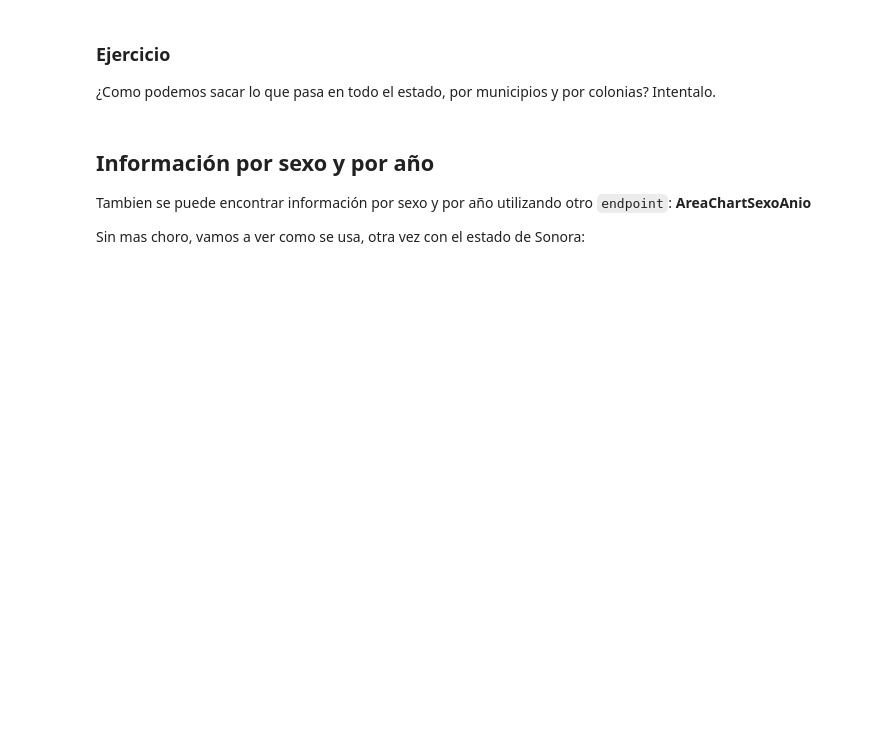
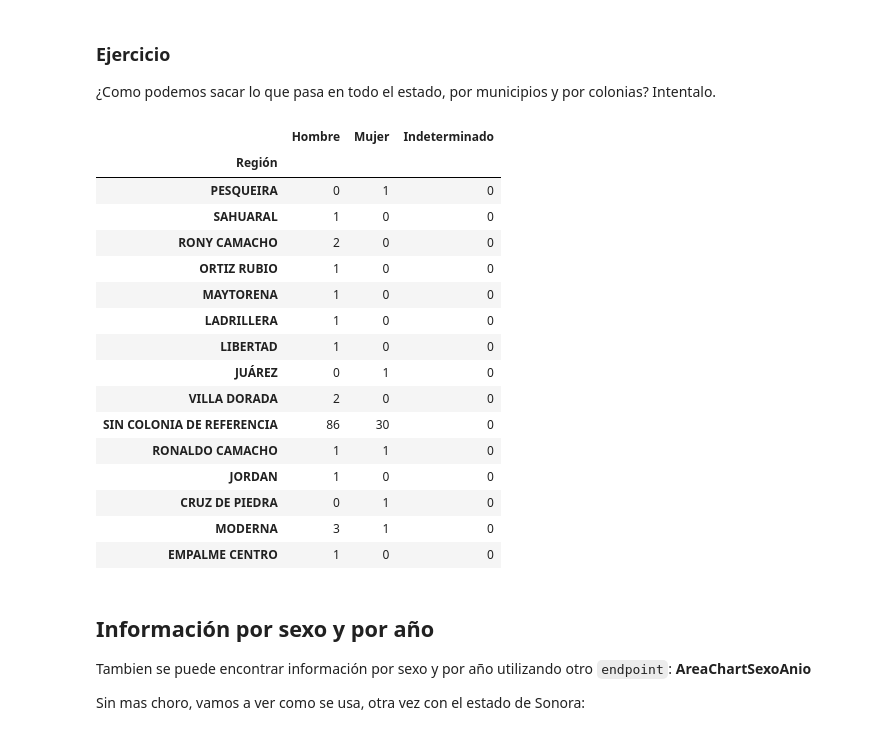
Before and after one commit to fofojaramillo/ing-de-caract, a Jupyter notebook: apiRNPDNO.ipynb, the cells around one changed output. Saved outputs shown, nothing was run; the diff lists cells and outputs as text; code cells hidden in the pictures; blank space fills up the shorter version.

```diff
--- a/apiRNPDNO.ipynb
+++ b/apiRNPDNO.ipynb
@@ -383,6 +381,69 @@ por_colonia
 ### Ejercicio
 
 ¿Como podemos sacar lo que pasa en todo el estado, por municipios y por colonias? Intentalo.
+# %%
+def tabla_desaparecidos(estado = 0, municipio = 0):
+
+    """
+    Para obtener un dataframe con la cantidad de personas desaparecidas por estado ejecute la función sin argumentos.
+
+    Si lo que quiere es un data frame con los datos de municipios en un estado utilicé un solo argumento que corresponda
+    al id del estado de interes.
+
+    Para obtener los datos de las colonias de un municipio, utilice los dos argumentos de la función, de la forma
+
+    tabla_desaparecidos(estado = 26, municipio = 25) sería el dataframe de los desaparecidos por colonia de Empalme, Sonora.
+
+    tabla_desaparecidos(26) sería el dataframe de los desaparecidos por municipio en Sonora.
+
+    WARNING! Funciona extricmante en este sentido. Escribir, por ejemplo, tabla_desaparecidos(municipio = 30)
+    devolverá a los desaparecidos por estado, equivalente a escribir tabla_desaparecidos().
+    Necesariamente se ocupa un estado de referencia para obtener la información por colonias.
+
+    """
+    if estado == 0:
+        LEAF = 'BarChartSexoEstados'
+    elif municipio == 0:
+        LEAF = 'BarChartSexoMunicipio'
+    else:
+        LEAF = 'BarChartSexoColonia'
+
+    TARGET_URL = API_HOST + API_SOCIODEOGRAFICOS_ROOT + LEAF
+
+    DATA = {
+    "idEstado":str(estado),
+    "idMunicipio":str(municipio),
+    "idColonia":"0",
+    }
+
+    r = main_session.post(TARGET_URL, json = DATA)
+    res = r.json()
+    serie_region = {'Región': res['XAxisCategories']}
+    series_sexo = {serie['name']: serie['data'] for serie in res['Series']}
+    datos = serie_region | series_sexo
+    por_region = pd.DataFrame(datos).set_index('Región')
+
+    return por_region
+# %%
+tabla_desaparecidos(estado = 26, municipio = 25)
+# %% [output]
+|  | Hombre | Mujer | Indeterminado |
+| Región |  |  |  |
+| PESQUEIRA | 0 | 1 | 0 |
+| SAHUARAL | 1 | 0 | 0 |
+| RONY CAMACHO | 2 | 0 | 0 |
+| ORTIZ RUBIO | 1 | 0 | 0 |
+| MAYTORENA | 1 | 0 | 0 |
+| LADRILLERA | 1 | 0 | 0 |
+| LIBERTAD | 1 | 0 | 0 |
+| JUÁREZ | 0 | 1 | 0 |
+| VILLA DORADA | 2 | 0 | 0 |
+| SIN COLONIA DE REFERENCIA | 86 | 30 | 0 |
+| RONALDO CAMACHO | 1 | 1 | 0 |
+| JORDAN | 1 | 0 | 0 |
+| CRUZ DE PIEDRA | 0 | 1 | 0 |
+| MODERNA | 3 | 1 | 0 |
+| EMPALME CENTRO | 1 | 0 | 0 |
 # %% [markdown]
 ## Información por sexo y por año
 
```
Also changed, not shown: parts of 2 cells of this notebook.
